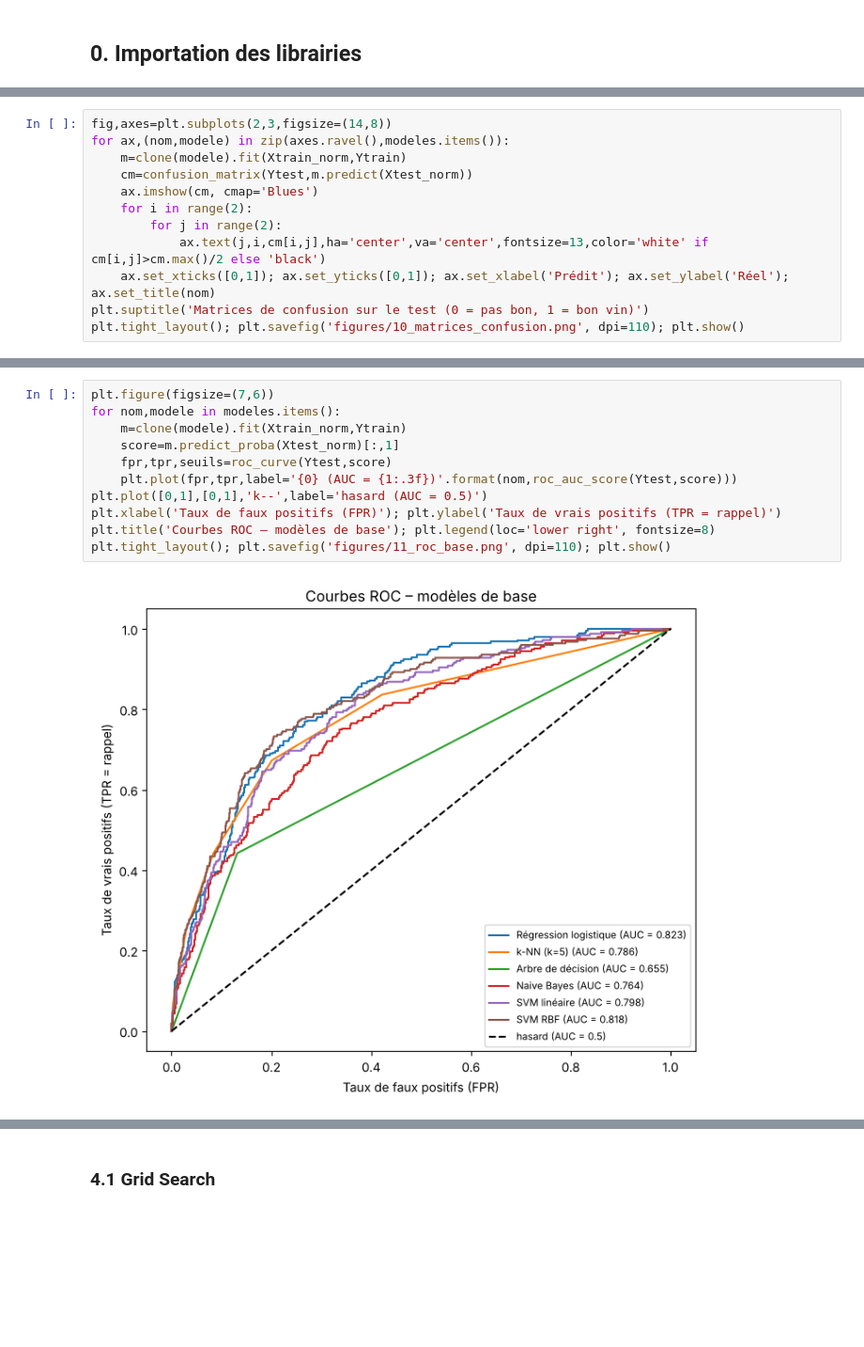
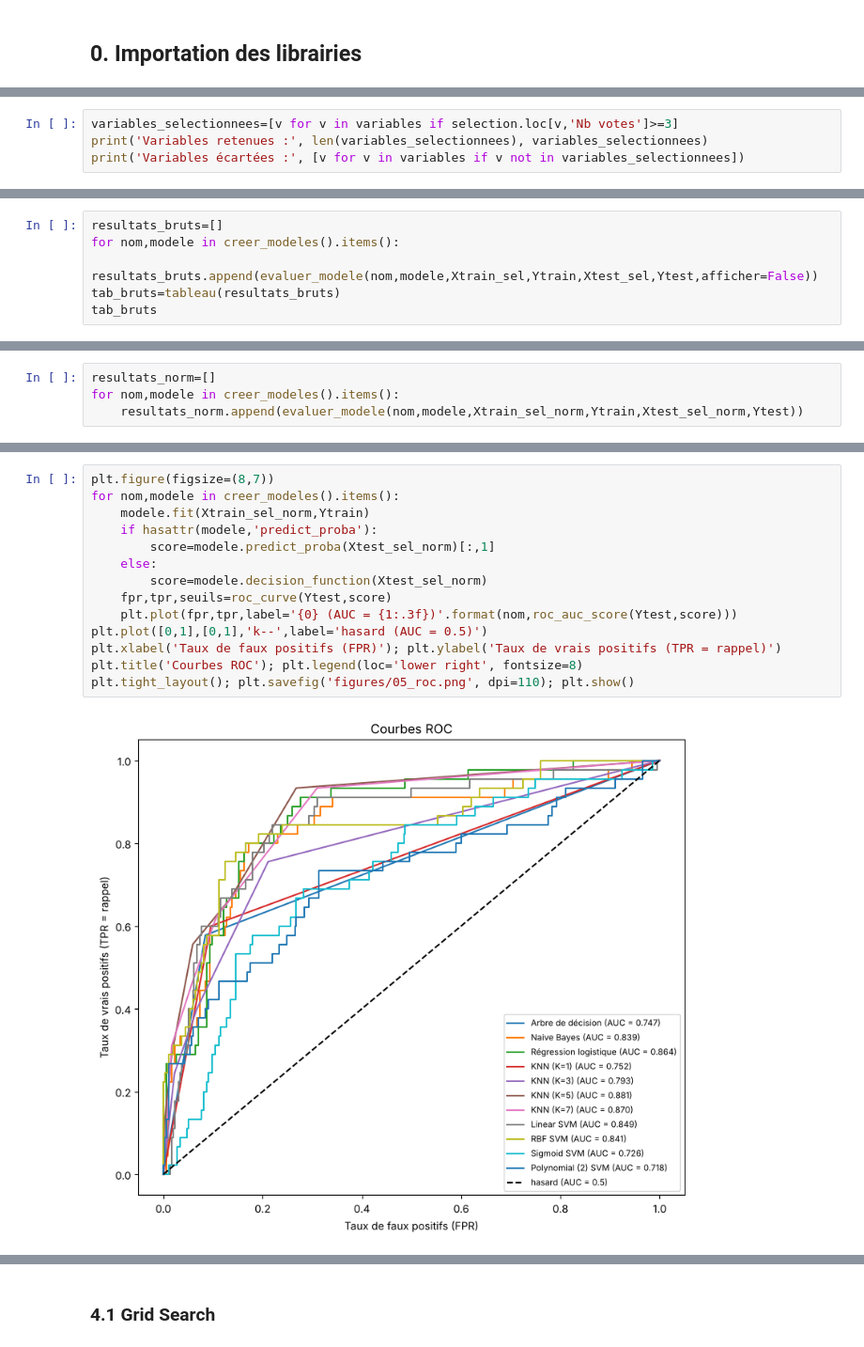
Before and after one commit to NakadBellon/Projet_ML_Thomas_Nakad, a Jupyter notebook: projet_qualite_vin.ipynb, the cells around one changed output, grey strips where cells are left out. Shown at 94% size. Drawn from its saved outputs; the diff is of its cells as text; blank space fills up the shorter version.

```diff
--- a/projet_qualite_vin.ipynb
+++ b/projet_qualite_vin.ipynb
@@ -676,0 +349,4 @@ Les variables écartées (SO₂, sulfates, acidité fixe, type de vin…) apport
+# %%
+variables_selectionnees=[v for v in variables if selection.loc[v,'Nb votes']>=3]
+print('Variables retenues :', len(variables_selectionnees), variables_selectionnees)
+print('Variables écartées :', [v for v in variables if v not in variables_selectionnees])
@@ -676,0 +437,6 @@ Les variables écartées (SO₂, sulfates, acidité fixe, type de vin…) apport
+# %%
+resultats_bruts=[]
+for nom,modele in creer_modeles().items():
+    resultats_bruts.append(evaluer_modele(nom,modele,Xtrain_sel,Ytrain,Xtest_sel,Ytest,afficher=False))
+tab_bruts=tableau(resultats_bruts)
+tab_bruts
@@ -676,0 +460,4 @@ Les variables écartées (SO₂, sulfates, acidité fixe, type de vin…) apport
+# %%
+resultats_norm=[]
+for nom,modele in creer_modeles().items():
+    resultats_norm.append(evaluer_modele(nom,modele,Xtrain_sel_norm,Ytrain,Xtest_sel_norm,Ytest))
@@ -698,12 +546,0 @@ plt.tight_layout(); plt.savefig('figures/09_comparaison_modeles.png', dpi=110, b
-# %%
-fig,axes=plt.subplots(2,3,figsize=(14,8))
-for ax,(nom,modele) in zip(axes.ravel(),modeles.items()):
-    m=clone(modele).fit(Xtrain_norm,Ytrain)
-    cm=confusion_matrix(Ytest,m.predict(Xtest_norm))
-    ax.imshow(cm, cmap='Blues')
-    for i in range(2):
-        for j in range(2):
-            ax.text(j,i,cm[i,j],ha='center',va='center',fontsize=13,color='white' if cm[i,j]>cm.max()/2 else 'black')
-    ax.set_xticks([0,1]); ax.set_yticks([0,1]); ax.set_xlabel('Prédit'); ax.set_ylabel('Réel'); ax.set_title(nom)
-plt.suptitle('Matrices de confusion sur le test (0 = pas bon, 1 = bon vin)')
-plt.tight_layout(); plt.savefig('figures/10_matrices_confusion.png', dpi=110); plt.show()
@@ -715,13 +556,16 @@ Comme en séance 2 : la courbe ROC trace le taux de vrais positifs (rappel) en f
 # %%
-plt.figure(figsize=(7,6))
-for nom,modele in modeles.items():
-    m=clone(modele).fit(Xtrain_norm,Ytrain)
-    score=m.predict_proba(Xtest_norm)[:,1]
+plt.figure(figsize=(8,7))
+for nom,modele in creer_modeles().items():
+    modele.fit(Xtrain_sel_norm,Ytrain)
+    if hasattr(modele,'predict_proba'):
+        score=modele.predict_proba(Xtest_sel_norm)[:,1]
+    else:
+        score=modele.decision_function(Xtest_sel_norm)
     fpr,tpr,seuils=roc_curve(Ytest,score)
     plt.plot(fpr,tpr,label='{0} (AUC = {1:.3f})'.format(nom,roc_auc_score(Ytest,score)))
 plt.plot([0,1],[0,1],'k--',label='hasard (AUC = 0.5)')
 plt.xlabel('Taux de faux positifs (FPR)'); plt.ylabel('Taux de vrais positifs (TPR = rappel)')
-plt.title('Courbes ROC – modèles de base'); plt.legend(loc='lower right', fontsize=8)
-plt.tight_layout(); plt.savefig('figures/11_roc_base.png', dpi=110); plt.show()
+plt.title('Courbes ROC'); plt.legend(loc='lower right', fontsize=8)
+plt.tight_layout(); plt.savefig('figures/05_roc.png', dpi=110); plt.show()
 # %% [output]
-[figure, old version]
+[figure, new version]
```
Also changed, not shown: parts of 155 cells of this notebook, 30 other files.
